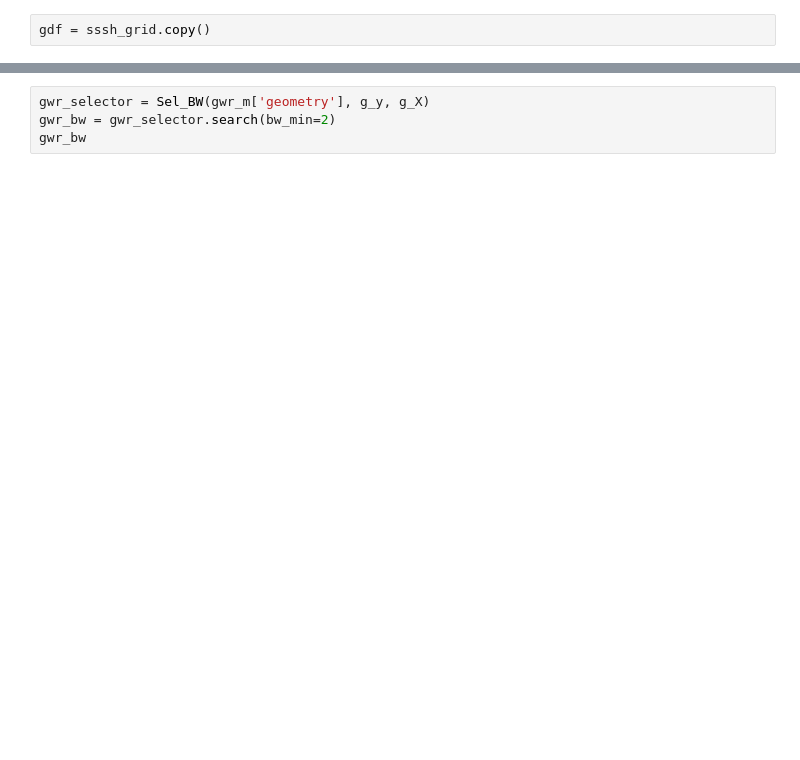
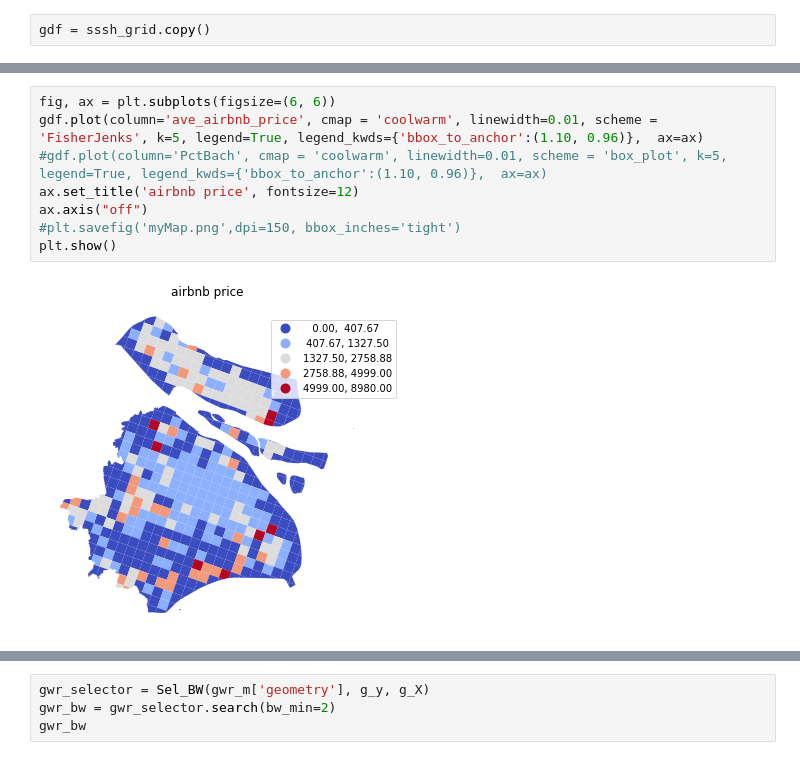
Before and after one commit to hyjucl/disser, a Jupyter notebook: clean_airbnb.ipynb, the cells around one changed output, grey strips where cells are left out. Saved outputs shown, nothing was run; the diff lists cells and outputs as text; blank space fills up the shorter version.

```diff
--- a/clean_airbnb.ipynb
+++ b/clean_airbnb.ipynb
@@ -3371,3 +3399,13 @@ gdf
 529 rows × 20 columns
+# %%
+fig, ax = plt.subplots(figsize=(6, 6))
+gdf.plot(column='ave_airbnb_price', cmap = 'coolwarm', linewidth=0.01, scheme = 'FisherJenks', k=5, legend=True, legend_kwds={'bbox_to_anchor':(1.10, 0.96)},  ax=ax)
+#gdf.plot(column='PctBach', cmap = 'coolwarm', linewidth=0.01, scheme = 'box_plot', k=5, legend=True, legend_kwds={'bbox_to_anchor':(1.10, 0.96)},  ax=ax)
+ax.set_title('airbnb price', fontsize=12)
+ax.axis("off")
+#plt.savefig('myMap.png',dpi=150, bbox_inches='tight')
+plt.show()
+# %% [output]
+[figure, added]
 # %%
 fig, ax = plt.subplots(figsize=(6, 6))
```
Also changed, not shown: parts of 14 cells of this notebook.
